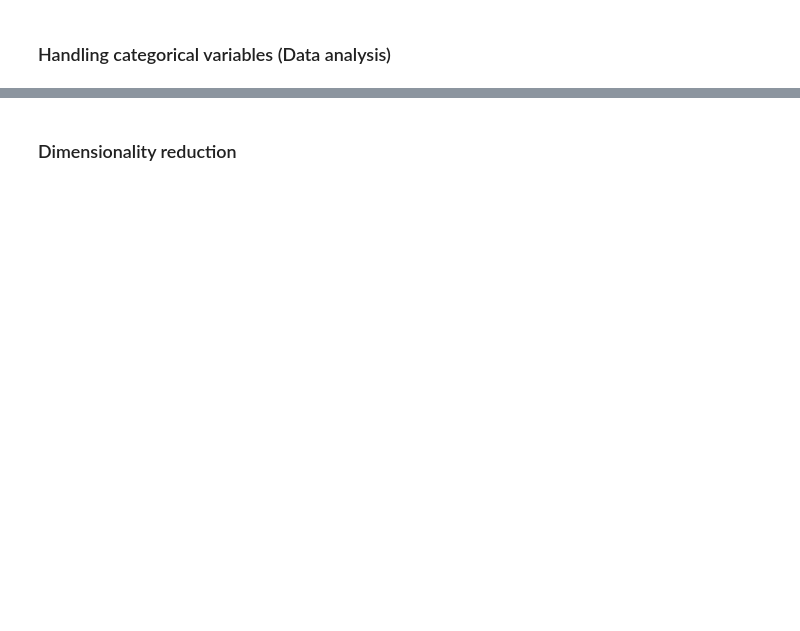
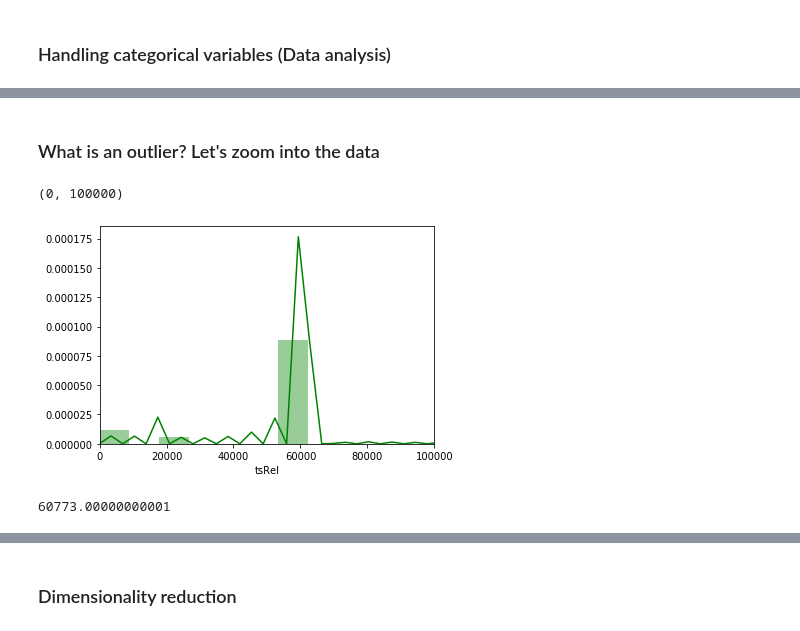
Before and after one commit to asrenninger/Week2, a Jupyter notebook: ml_on_small_data.ipynb, the cells around one changed output, grey strips where cells are left out. Drawn from its saved outputs; the diff is of its cells as text; code cells hidden in the pictures; blank space fills up the shorter version.

```diff
--- a/ml_on_small_data.ipynb
+++ b/ml_on_small_data.ipynb
@@ -156,0 +195,13 @@ sns.heatmap(corr, xticklabels=corr.columns, yticklabels=corr.columns)
+# %% [markdown]
+### What is an outlier? Let's zoom into the data
+# %%
+ax = sns.distplot(dfTmp.tsRel, hist = True, color="g")
+ax.set_xlim(0, 100000)
+#ax.set_ylim(0, 0.008)
+# %% [output]
+(0, 100000)
+[figure, added]
+# %%
+dfTmp.tsRel.median()
+# %% [output]
+60773.00000000001
```
Also changed, not shown: parts of 26 cells of this notebook.
